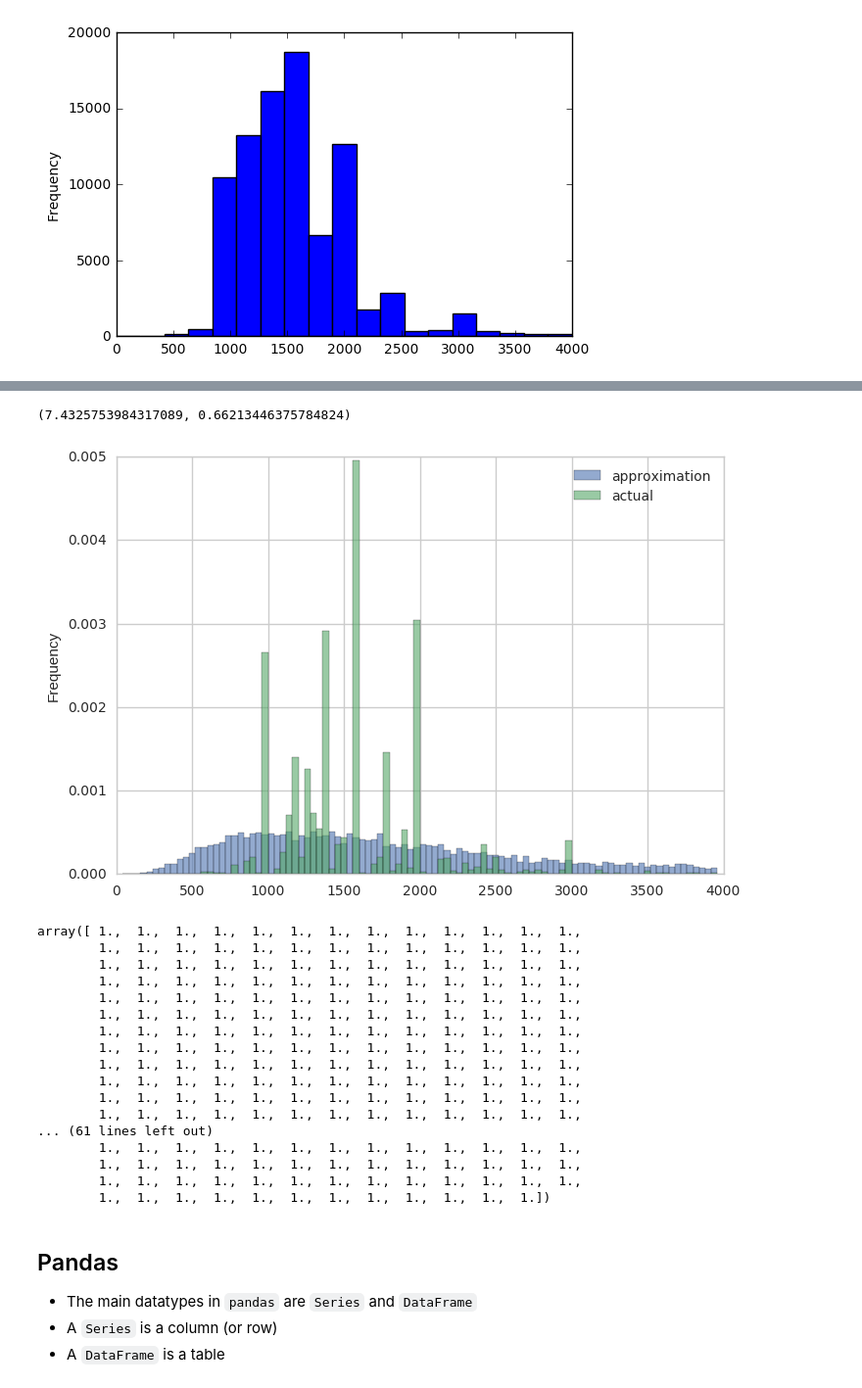
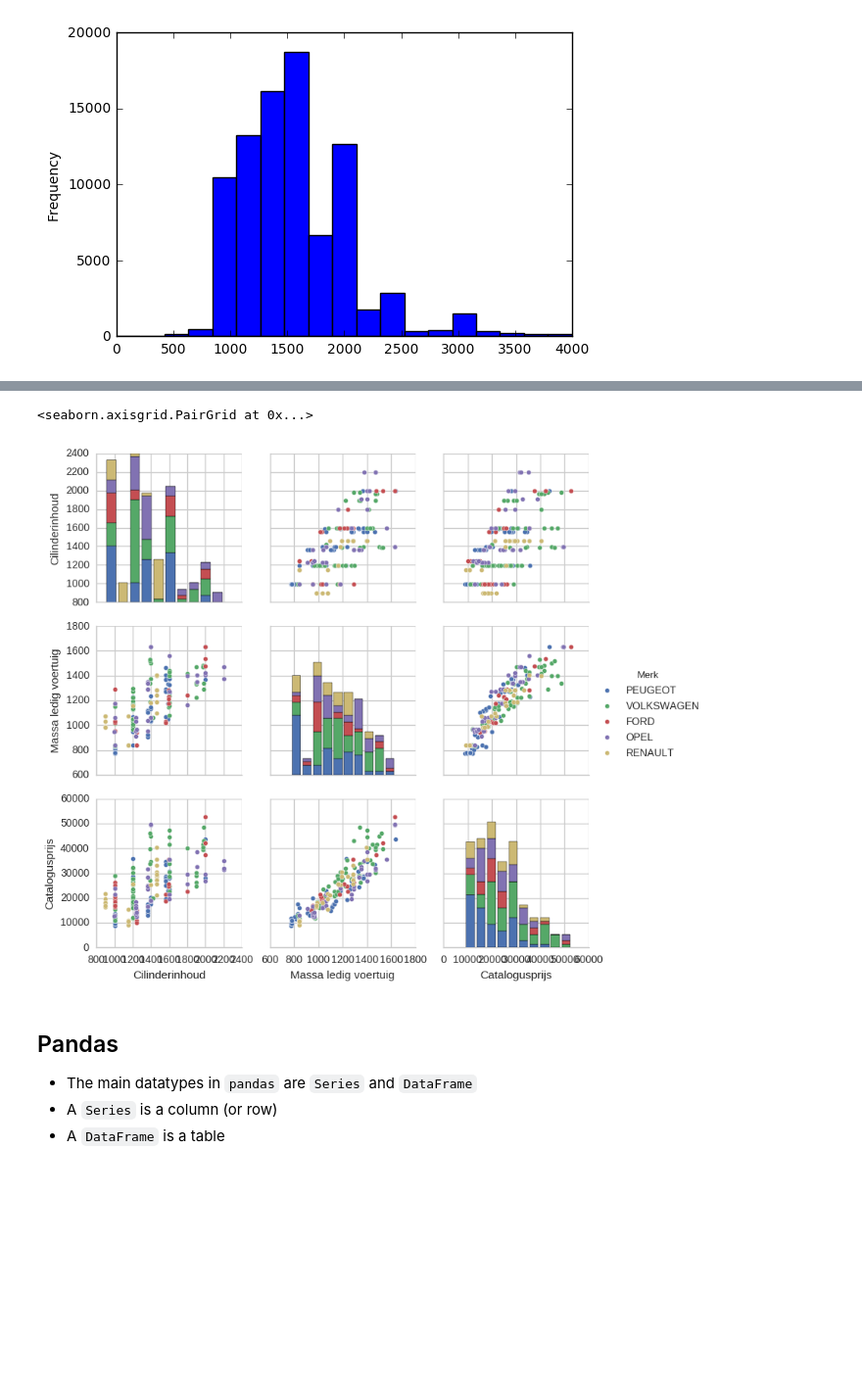
Before and after one commit to Gijs-Koot/python-training, a Jupyter notebook: 3_data_analysis/2_pandas.ipynb, the cells around one changed output, grey strips where cells are left out. Shown at 98% size. Saved outputs shown, nothing was run; the diff lists cells and outputs as text; code cells hidden in the pictures; blank space fills up the shorter version.

```diff
--- a/3_data_analysis/2_pandas.ipynb
+++ b/3_data_analysis/2_pandas.ipynb
@@ -67,35 +88,13 @@ with pm.Model():
-# %%
-y = np.exp(stats.norm(samples['mu'].mean(), samples['sd'].mean()).rvs(10000))
-
-plt.hist(y, bins=np.arange(0, 4000, 40), alpha=.6, normed=True, label='approximation')
-rdw["Cilinderinhoud"].plot.hist(bins=np.arange(0, 4000, 40), normed=True, alpha=.6, label='actual')
-
-plt.legend()
-
-samples['mu'].mean(), samples['sd'].mean()
-# %% [output]
-(7.4325753984317089, 0.66213446375784824)
-[figure, removed]
-# %%
-x
-# %% [output]
-array([ 1.,  1.,  1.,  1.,  1.,  1.,  1.,  1.,  1.,  1.,  1.,  1.,  1.,
-        1.,  1.,  1.,  1.,  1.,  1.,  1.,  1.,  1.,  1.,  1.,  1.,  1.,
-        1.,  1.,  1.,  1.,  1.,  1.,  1.,  1.,  1.,  1.,  1.,  1.,  1.,
-        1.,  1.,  1.,  1.,  1.,  1.,  1.,  1.,  1.,  1.,  1.,  1.,  1.,
-        1.,  1.,  1.,  1.,  1.,  1.,  1.,  1.,  1.,  1.,  1.,  1.,  1.,
-        1.,  1.,  1.,  1.,  1.,  1.,  1.,  1.,  1.,  1.,  1.,  1.,  1.,
-        1.,  1.,  1.,  1.,  1.,  1.,  1.,  1.,  1.,  1.,  1.,  1.,  1.,
-        1.,  1.,  1.,  1.,  1.,  1.,  1.,  1.,  1.,  1.,  1.,  1.,  1.,
-        1.,  1.,  1.,  1.,  1.,  1.,  1.,  1.,  1.,  1.,  1.,  1.,  1.,
-        1.,  1.,  1.,  1.,  1.,  1.,  1.,  1.,  1.,  1.,  1.,  1.,  1.,
-        1.,  1.,  1.,  1.,  1.,  1.,  1.,  1.,  1.,  1.,  1.,  1.,  1.,
-        1.,  1.,  1.,  1.,  1.,  1.,  1.,  1.,  1.,  1.,  1.,  1.,  1.,
-... (61 lines left out)
-        1.,  1.,  1.,  1.,  1.,  1.,  1.,  1.,  1.,  1.,  1.,  1.,  1.,
-        1.,  1.,  1.,  1.,  1.,  1.,  1.,  1.,  1.,  1.,  1.,  1.,  1.,
-        1.,  1.,  1.,  1.,  1.,  1.,  1.,  1.,  1.,  1.,  1.,  1.,  1.,
-        1.,  1.,  1.,  1.,  1.,  1.,  1.,  1.,  1.,  1.,  1.,  1.])
+# %%
+top = rdw.Merk.value_counts().head(5).index.values
+
+view = rdw[["Cilinderinhoud", "Massa ledig voertuig", "Catalogusprijs", "Merk"]]
+view = view[view.Merk.isin(top)].dropna().sample(200)
+
+sns.pairplot(view, hue="Merk")
+# %% [output]
+<seaborn.axisgrid.PairGrid at 0x...>
+[figure, added]
 # %% [markdown]
 ## Pandas
 
```
Also changed, not shown: parts of 59 cells of this notebook, 5 other files.
